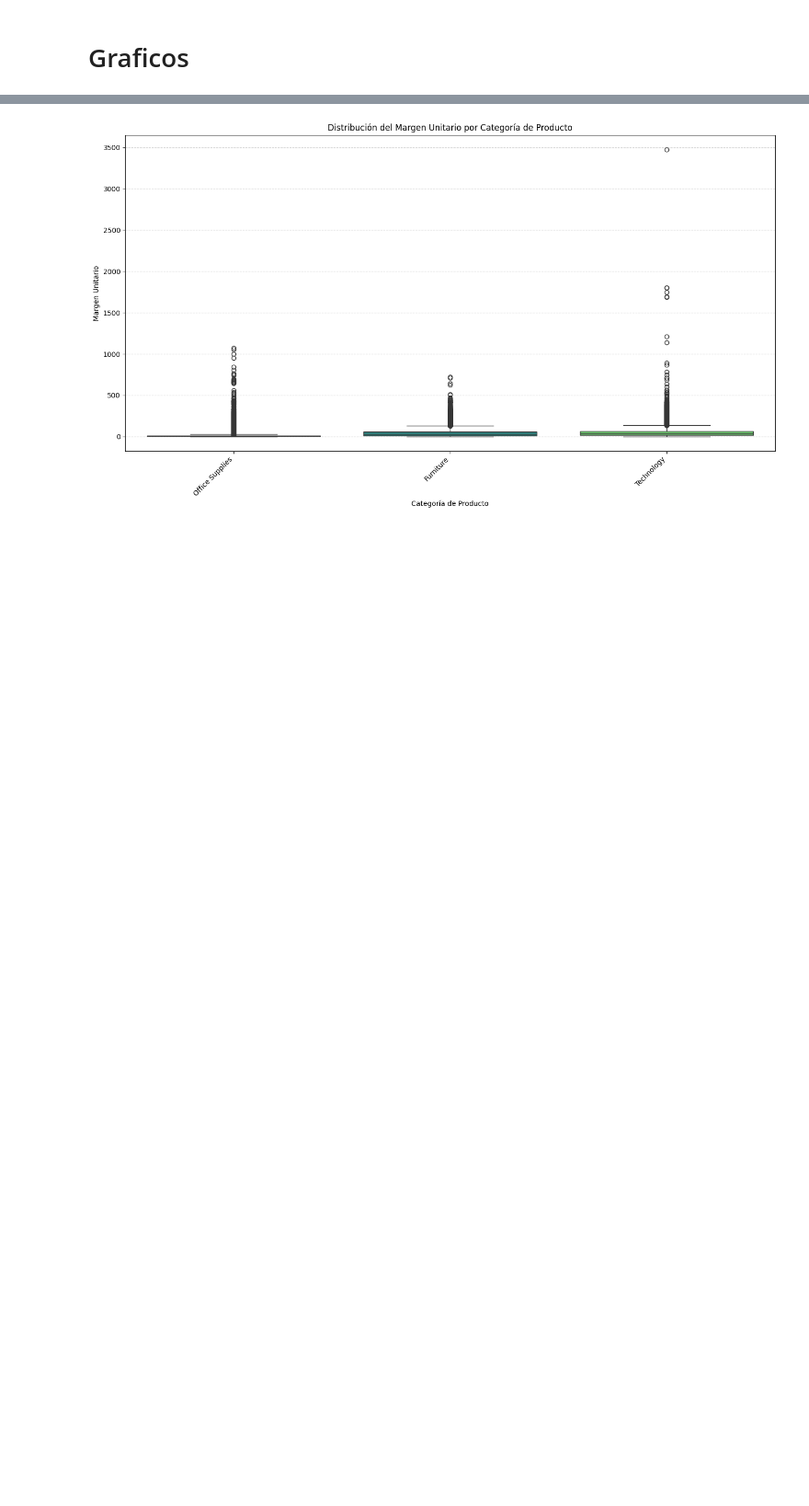
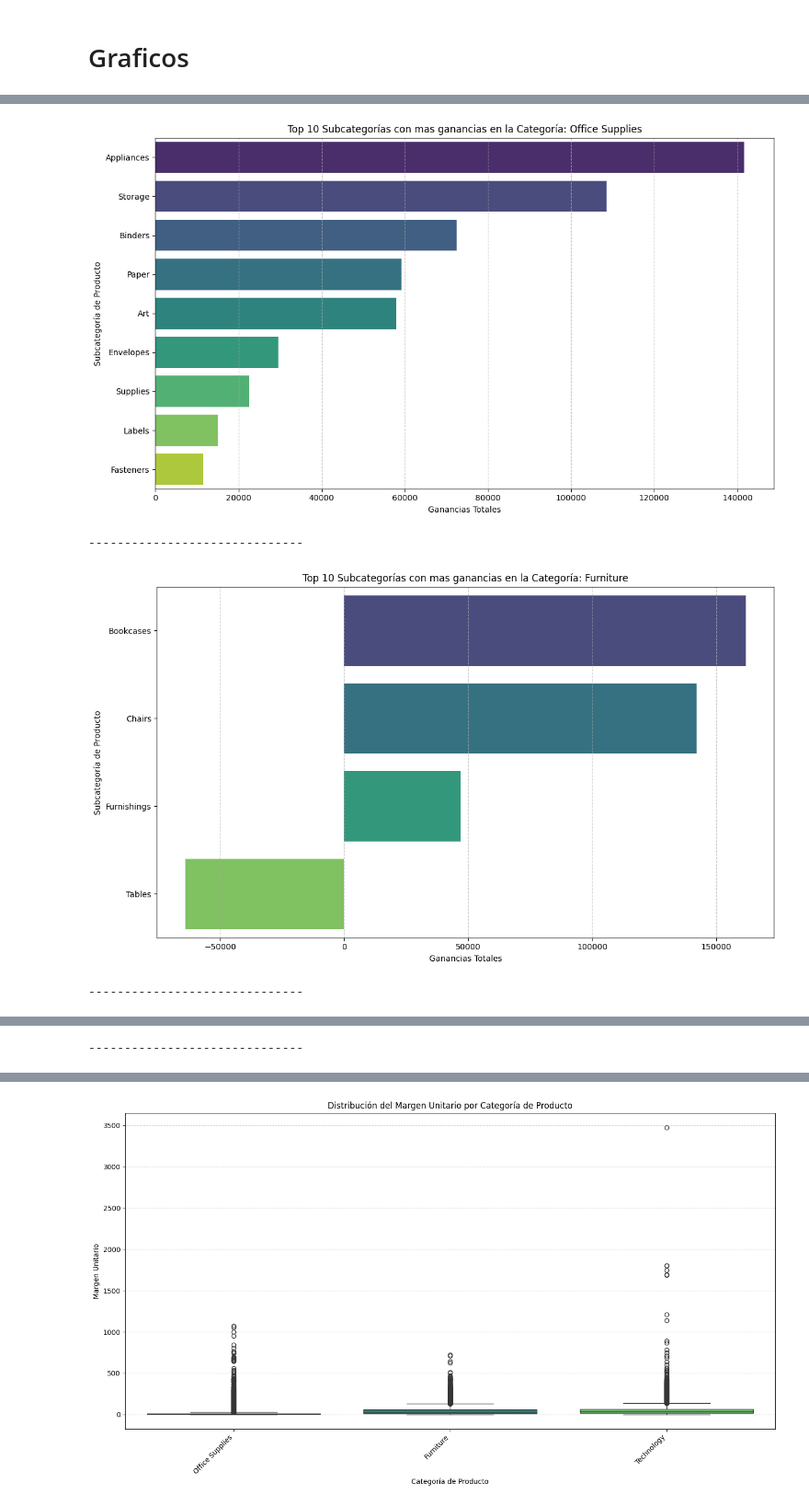
Before and after one commit to DAGP1145/MineriaDeDatos2, a Jupyter notebook: Dataset.ipynb, the cells around one changed output, grey strips where cells are left out. Shown at 92% size. Saved outputs shown, nothing was run; the diff lists cells and outputs as text; code cells hidden in the pictures; blank space fills up the shorter version.

```diff
--- a/Dataset.ipynb
+++ b/Dataset.ipynb
@@ -414,0 +410,29 @@ import seaborn as sns
+# %%
+unique_categories = df_borrador['category'].unique()
+
+for category in unique_categories:
+    # Filtrar el DataFrame para la categoría actual
+    df_category = df_borrador[df_borrador['category'] == category]
+
+    # Agrupar por sub_category y sumar las ventas dentro de esta categoría
+    top_10_subcategories_in_category = df_category.groupby('sub_category')['profit'].sum().nlargest(10).reset_index()
+
+    if not top_10_subcategories_in_category.empty:
+        # Crear el gráfico de barras
+        plt.figure(figsize=(12, 7))
+        sns.barplot(x='profit', y='sub_category', data=top_10_subcategories_in_category, palette='viridis', hue='sub_category', legend=False)
+        plt.title(f'Top 10 Subcategorías con mas ganancias en la Categoría: {category}')
+        plt.xlabel('Ganancias Totales')
+        plt.ylabel('Subcategoría de Producto')
+        plt.grid(axis='x', linestyle='--', alpha=0.7)
+        plt.tight_layout()
+        plt.show()
+        plt.close() # Close the plot to prevent them from stacking
+        print("\n" + "---"*10 + "\n") # Add a visible separator between plots
+    else:
+        print(f"No hay datos de ventas para la categoría: {category}")
+# %% [output]
+[figure, added]
+------------------------------
+[figure, added]
+------------------------------
@@ -414,0 +440 @@ import seaborn as sns
+------------------------------
```
Also changed, not shown: parts of 36 cells of this notebook.
